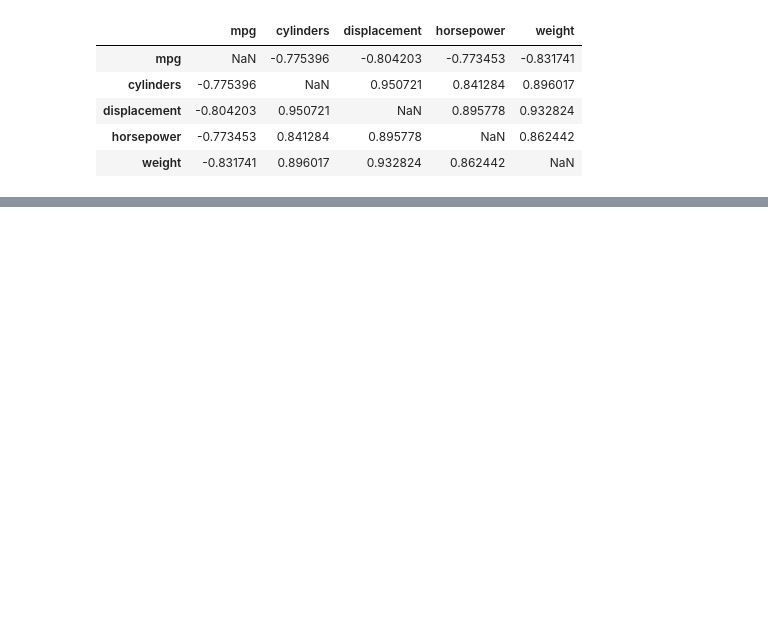
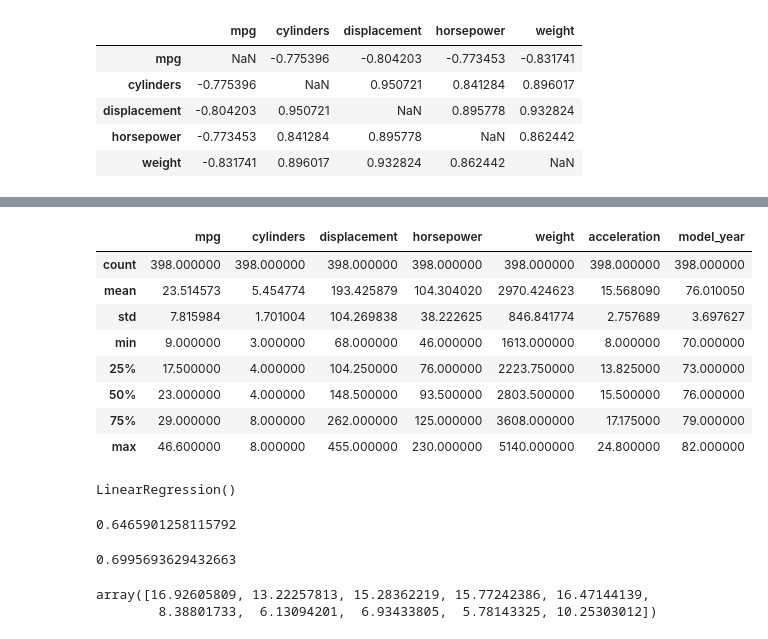
Before and after one commit to JakeWendling/coe379L, a Jupyter notebook: project1/project1.ipynb, the cells around one changed output, grey strips where cells are left out. Saved outputs shown, nothing was run; the diff lists cells and outputs as text; code cells hidden in the pictures; blank space fills up the shorter version.

```diff
--- a/project1/project1.ipynb
+++ b/project1/project1.ipynb
@@ -136,0 +158,12 @@ corr2
+# %%
+data.describe()
+# %% [output]
+|  | mpg | cylinders | displacement | horsepower | weight | acceleration | model_year |
+| count | 398.000000 | 398.000000 | 398.000000 | 398.000000 | 398.000000 | 398.000000 | 398.000000 |
+| mean | 23.514573 | 5.454774 | 193.425879 | 104.304020 | 2970.424623 | 15.568090 | 76.010050 |
+| std | 7.815984 | 1.701004 | 104.269838 | 38.222625 | 846.841774 | 2.757689 | 3.697627 |
+| min | 9.000000 | 3.000000 | 68.000000 | 46.000000 | 1613.000000 | 8.000000 | 70.000000 |
+| 25% | 17.500000 | 4.000000 | 104.250000 | 76.000000 | 2223.750000 | 13.825000 | 73.000000 |
+| 50% | 23.000000 | 4.000000 | 148.500000 | 93.500000 | 2803.500000 | 15.500000 | 76.000000 |
+| 75% | 29.000000 | 8.000000 | 262.000000 | 125.000000 | 3608.000000 | 17.175000 | 79.000000 |
+| max | 46.600000 | 8.000000 | 455.000000 | 230.000000 | 5140.000000 | 24.800000 | 82.000000 |
@@ -136,0 +177,20 @@ corr2
+# %%
+import sklearn.linear_model
+lr = linear_model.LinearRegression()
+
+lr.fit(X_train, Y_train)
+# %% [output]
+LinearRegression()
+# %%
+lr.score(X_train, Y_train)
+# %% [output]
+0.6465901258115792
+# %%
+lr.score(X_test, Y_test)
+# %% [output]
+0.6995693629432663
+# %%
+lr.predict(X.iloc[0:10])
+# %% [output]
+array([16.92605809, 13.22257813, 15.28362219, 15.77242386, 16.47144139,
+        8.38801733,  6.13094201,  6.93433805,  5.78143325, 10.25303012])
```
Also changed, not shown: parts of 12 cells of this notebook, 1 other file.
